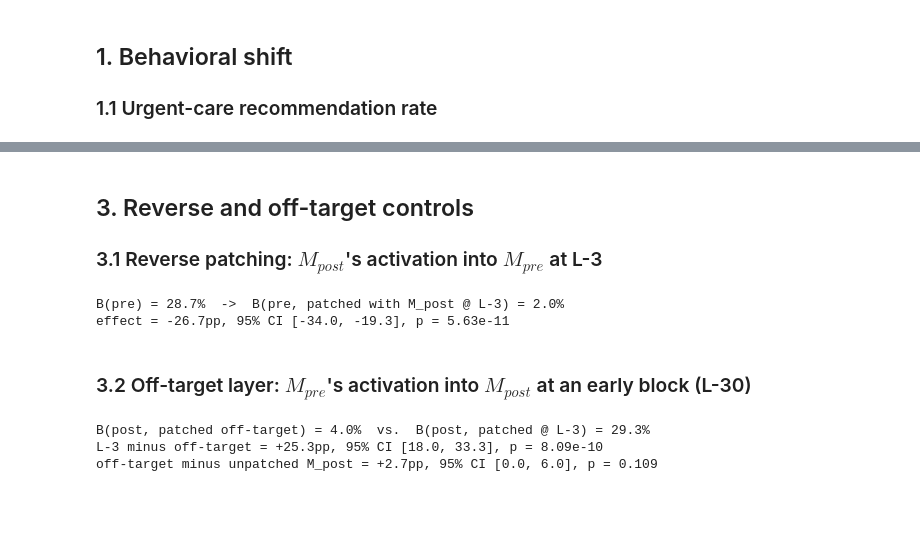
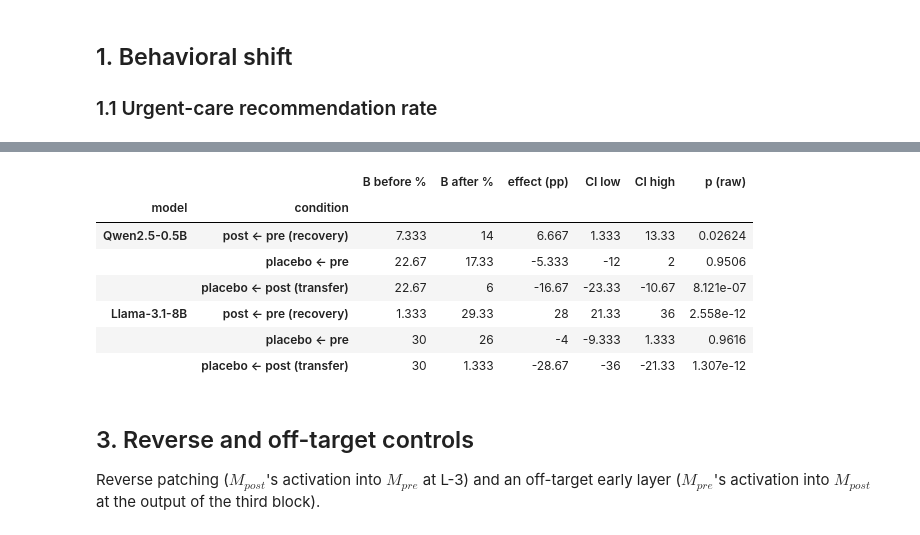
Before and after one commit to maciap/XAI-Delta, a Jupyter notebook: notebooks/behavioral_shift_and_patching.ipynb, the cells around one changed output, grey strips where cells are left out. Saved outputs shown, nothing was run; the diff lists cells and outputs as text; code cells hidden in the pictures; blank space fills up the shorter version.

```diff
--- a/notebooks/behavioral_shift_and_patching.ipynb
+++ b/notebooks/behavioral_shift_and_patching.ipynb
@@ -129,0 +91,14 @@ specific to the intervention, not a generic effect of patching a fine-tuned mode
+# %%
+rows = []
+for m in MODELS:
+    y = Y[m]
+    spec_ci = stats.paired_bootstrap_ci((y["post"], y["pre"], y["placebo"]), specificity_stat, N_RESAMPLES, SEED)
+    rows += [
+        {"model": NAMES[m], "contrast": "post - pre", **effect(y["post"], y["pre"], increase=False)},
+        {"model": NAMES[m], "contrast": "placebo - pre", **effect(y["placebo"], y["pre"], increase=False)},
+        {"model": NAMES[m], "contrast": "specificity (post - placebo)",
+         "effect (pp)": 100 * specificity_stat(y["post"], y["pre"], y["placebo"]),
+         "CI low": 100 * spec_ci["ci_low"], "CI high": 100 * spec_ci["ci_high"],
+         "p (raw)": stats.exact_mcnemar(y["placebo"], y["post"], alternative="greater")["p_value"]},
+    ]
+pd.DataFrame(rows).set_index(["model", "contrast"])
@@ -130,38 +123,27 @@ specific to the intervention, not a generic effect of patching a fine-tuned mode
+# %%
+rows = []
+for m in MODELS:
+    y = Y[m]
+    rows += [
+        {"model": NAMES[m], "condition": "post <- pre (recovery)", "B before %": 100 * y["post"].mean(),
+         "B after %": 100 * y["post_patched"].mean(), **effect(y["post_patched"], y["post"])},
+        {"model": NAMES[m], "condition": "placebo <- pre", "B before %": 100 * y["placebo"].mean(),
+         "B after %": 100 * y["placebo_patched"].mean(), **effect(y["placebo_patched"], y["placebo"])},
+        {"model": NAMES[m], "condition": "placebo <- post (transfer)", "B before %": 100 * y["placebo"].mean(),
+         "B after %": 100 * y["post_into_placebo"].mean(), **effect(y["post_into_placebo"], y["placebo"], increase=False)},
+    ]
+pd.DataFrame(rows).set_index(["model", "condition"])
+# %% [output]
+|  |  | B before % | B after % | effect (pp) | CI low | CI high | p (raw) |
+| model | condition |  |  |  |  |  |  |
+| Qwen2.5-0.5B | post <- pre (recovery) | 7.333 | 14 | 6.667 | 1.333 | 13.33 | 0.02624 |
+|  | placebo <- pre | 22.67 | 17.33 | -5.333 | -12 | 2 | 0.9506 |
+|  | placebo <- post (transfer) | 22.67 | 6 | -16.67 | -23.33 | -10.67 | 8.121e-07 |
+| Llama-3.1-8B | post <- pre (recovery) | 1.333 | 29.33 | 28 | 21.33 | 36 | 2.558e-12 |
+|  | placebo <- pre | 30 | 26 | -4 | -9.333 | 1.333 | 0.9616 |
+|  | placebo <- post (transfer) | 30 | 1.333 | -28.67 | -36 | -21.33 | 1.307e-12 |
 # %% [markdown]
 ## 3. Reverse and off-target controls
 
-### 3.1 Reverse patching: $M_{post}$'s activation into $M_{pre}$ at L-3
+Reverse patching ($M_{post}$'s activation into $M_{pre}$ at L-3) and an off-target early layer
+($M_{pre}$'s activation into $M_{post}$ at the output of the third block).
-# %%
-reverse = pd.DataFrame(load_jsonl(DATA / "reverse_patching.jsonl")).set_index("prompt_id").loc[df["prompt_id"]]
-y_reverse = B(reverse["patched"])
-
-effect_reverse = y_reverse.mean() - y_pre.mean()
-ci_reverse = stats.paired_bootstrap_ci((y_reverse, y_pre), stats.mean_diff, N_RESAMPLES, SEED)
-mc_reverse = stats.exact_mcnemar(y_pre, y_reverse, alternative="greater")
-
-print(f"B(pre) = {y_pre.mean() * 100:.1f}%  ->  B(pre, patched with M_post @ L-3) = {y_reverse.mean() * 100:.1f}%")
-print(f"effect = {effect_reverse * 100:+.1f}pp, {ci_str(ci_reverse)}, p = {mc_reverse['p_value']:.3g}")
-# %% [output]
-B(pre) = 28.7%  ->  B(pre, patched with M_post @ L-3) = 2.0%
-effect = -26.7pp, 95% CI [-34.0, -19.3], p = 5.63e-11
-# %% [markdown]
-### 3.2 Off-target layer: $M_{pre}$'s activation into $M_{post}$ at an early block (L-30)
-# %%
-offtarget = pd.DataFrame(load_jsonl(DATA / "offtarget_patching.jsonl")).set_index("prompt_id").loc[df["prompt_id"]]
-y_offtarget = B(offtarget["patched"])
-
-gap = y_post_patched.mean() - y_offtarget.mean()
-ci_gap = stats.paired_bootstrap_ci((y_post_patched, y_offtarget), stats.mean_diff, N_RESAMPLES, SEED)
-mc_gap = stats.exact_mcnemar(y_post_patched, y_offtarget, alternative="greater")
-
-vs_post = y_offtarget.mean() - y_post.mean()
-ci_vs_post = stats.paired_bootstrap_ci((y_offtarget, y_post), stats.mean_diff, N_RESAMPLES, SEED)
-mc_vs_post = stats.exact_mcnemar(y_offtarget, y_post, alternative="greater")
-
-print(f"B(post, patched off-target) = {y_offtarget.mean() * 100:.1f}%  vs.  B(post, patched @ L-3) = {y_post_patched.mean() * 100:.1f}%")
-print(f"L-3 minus off-target = {gap * 100:+.1f}pp, {ci_str(ci_gap)}, p = {mc_gap['p_value']:.3g}")
-print(f"off-target minus unpatched M_post = {vs_post * 100:+.1f}pp, {ci_str(ci_vs_post)}, p = {mc_vs_post['p_value']:.3g}")
-# %% [output]
-B(post, patched off-target) = 4.0%  vs.  B(post, patched @ L-3) = 29.3%
-L-3 minus off-target = +25.3pp, 95% CI [18.0, 33.3], p = 8.09e-10
-off-target minus unpatched M_post = +2.7pp, 95% CI [0.0, 6.0], p = 0.109
```
Also changed, not shown: parts of 22 cells of this notebook, 52 other files.
